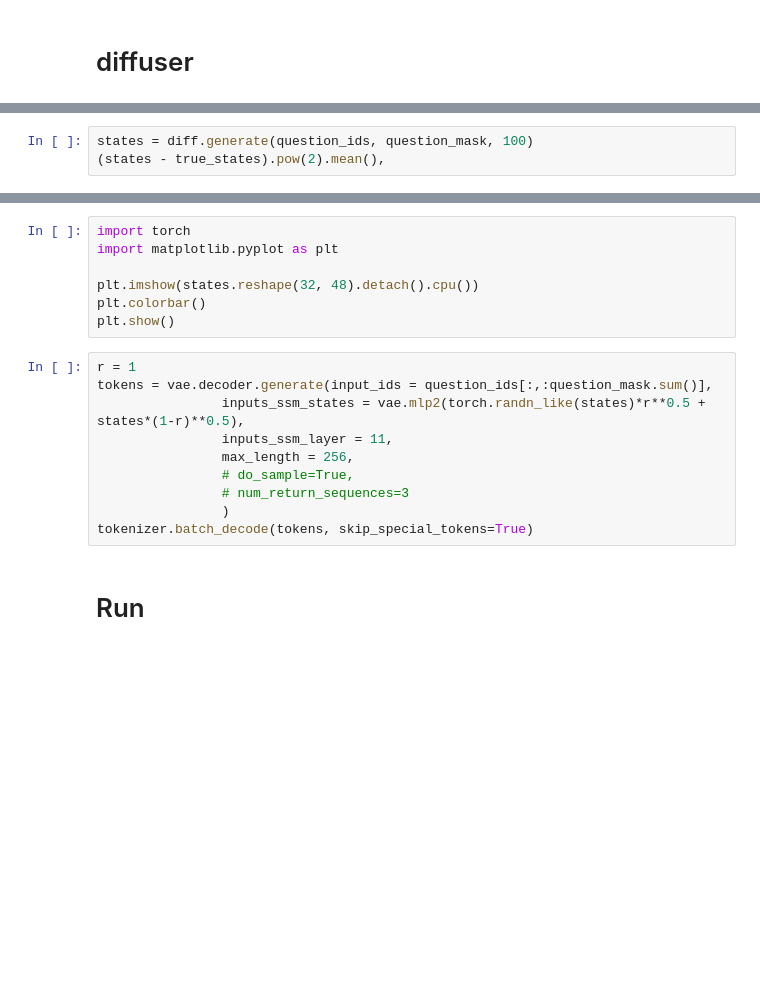
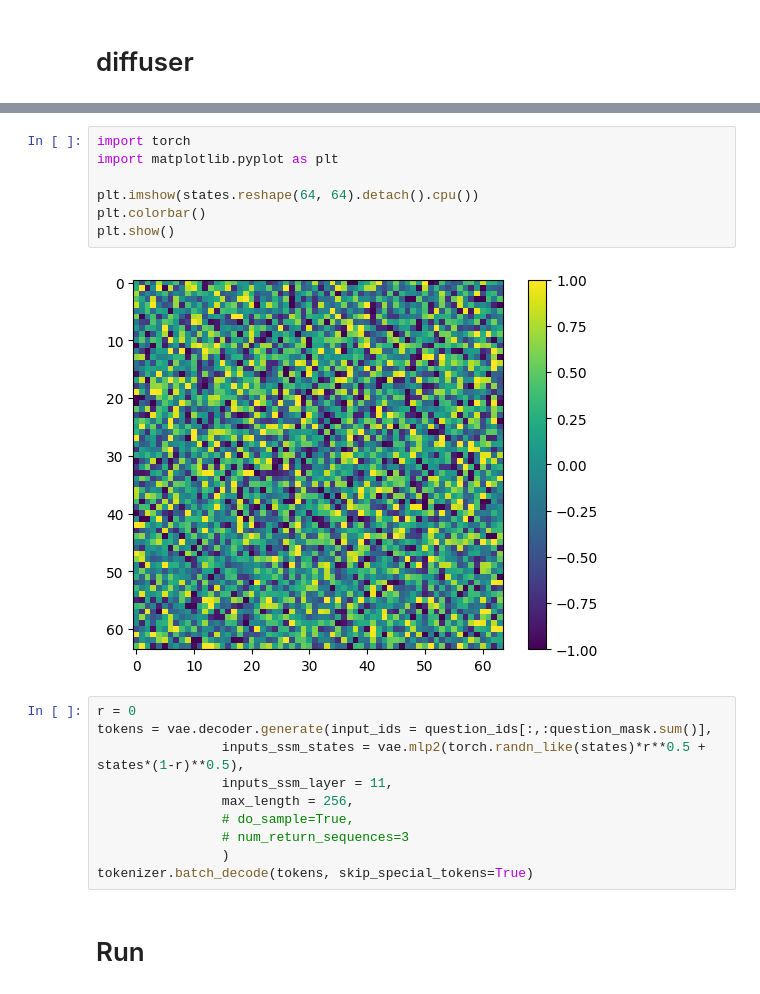
Before and after one commit to retepViolet/MambaVAE, a Jupyter notebook: lab.ipynb, the cells around one changed output, grey strips where cells are left out. Saved outputs shown, nothing was run; the diff lists cells and outputs as text; blank space fills up the shorter version.

```diff
--- a/lab.ipynb
+++ b/lab.ipynb
@@ -154,3 +206,0 @@ plt.show()
-# %%
-states = diff.generate(question_ids, question_mask, 100)
-(states - true_states).pow(2).mean(),
@@ -157,12 +221,14 @@ states = diff.generate(question_ids, question_mask, 100)
 # %%
 import torch
 import matplotlib.pyplot as plt
 
-plt.imshow(states.reshape(32, 48).detach().cpu())
+plt.imshow(states.reshape(64, 64).detach().cpu())
 plt.colorbar()
 plt.show()
+# %% [output]
+[figure, added]
 # %%
-r = 1
+r = 0
 tokens = vae.decoder.generate(input_ids = question_ids[:,:question_mask.sum()],
                 inputs_ssm_states = vae.mlp2(torch.randn_like(states)*r**0.5 + states*(1-r)**0.5),
                 inputs_ssm_layer = 11,
```
Also changed, not shown: parts of 10 cells of this notebook, 4 other files.
